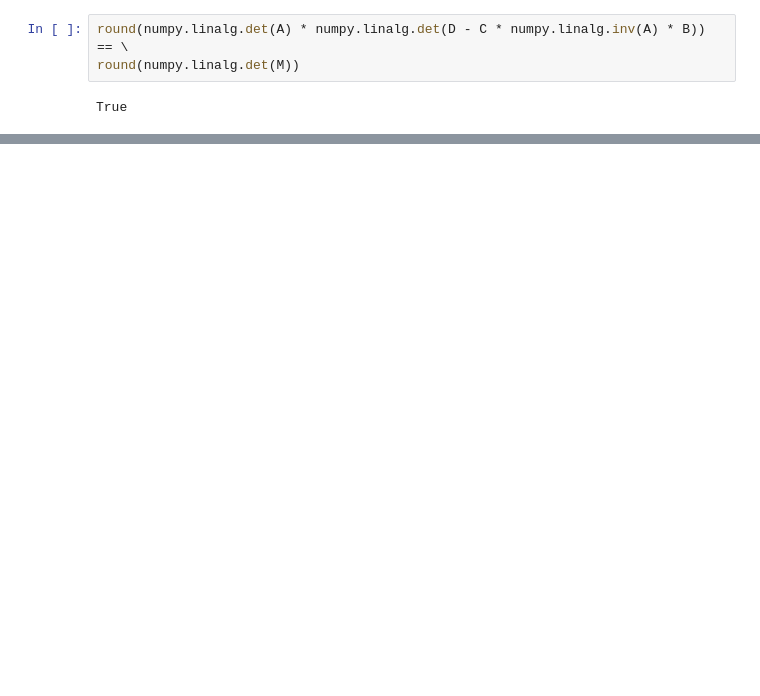
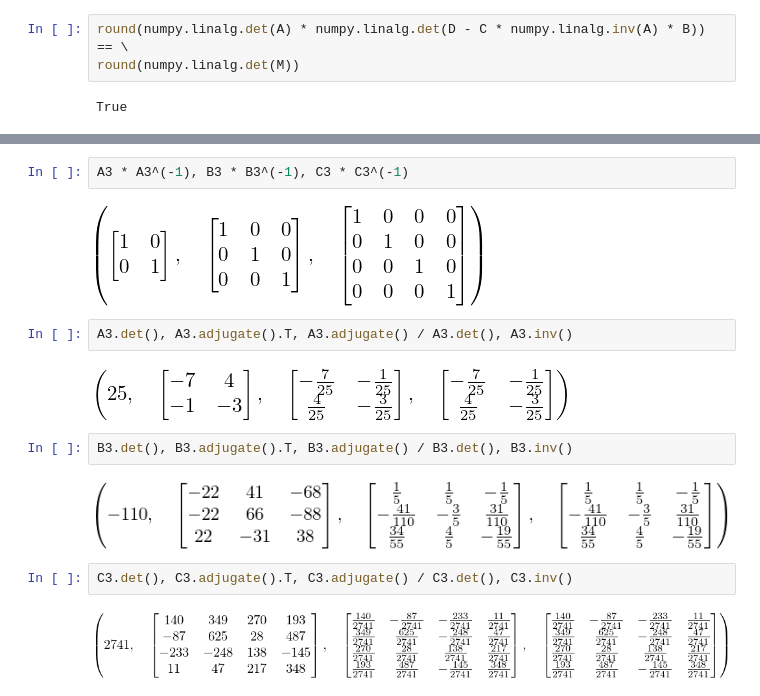
Before and after one commit to OlgaBelitskaya/linear_algebra_practice, a Jupyter notebook: work1_4.ipynb, the cells around one changed output, grey strips where cells are left out. Drawn from its saved outputs; the diff is of its cells as text; blank space fills up the shorter version.

```diff
--- a/work1_4.ipynb
+++ b/work1_4.ipynb
@@ -274,0 +310,16 @@ True
+# %%
+A3 * A3^(-1), B3 * B3^(-1), C3 * C3^(-1)
+# %% [output]
+[figure, added]
+# %%
+A3.det(), A3.adjugate().T, A3.adjugate() / A3.det(), A3.inv()
+# %% [output]
+[figure, added]
+# %%
+B3.det(), B3.adjugate().T, B3.adjugate() / B3.det(), B3.inv()
+# %% [output]
+[figure, added]
+# %%
+C3.det(), C3.adjugate().T, C3.adjugate() / C3.det(), C3.inv()
+# %% [output]
+[figure, added]
```
Also changed, not shown: parts of 38 cells of this notebook.
